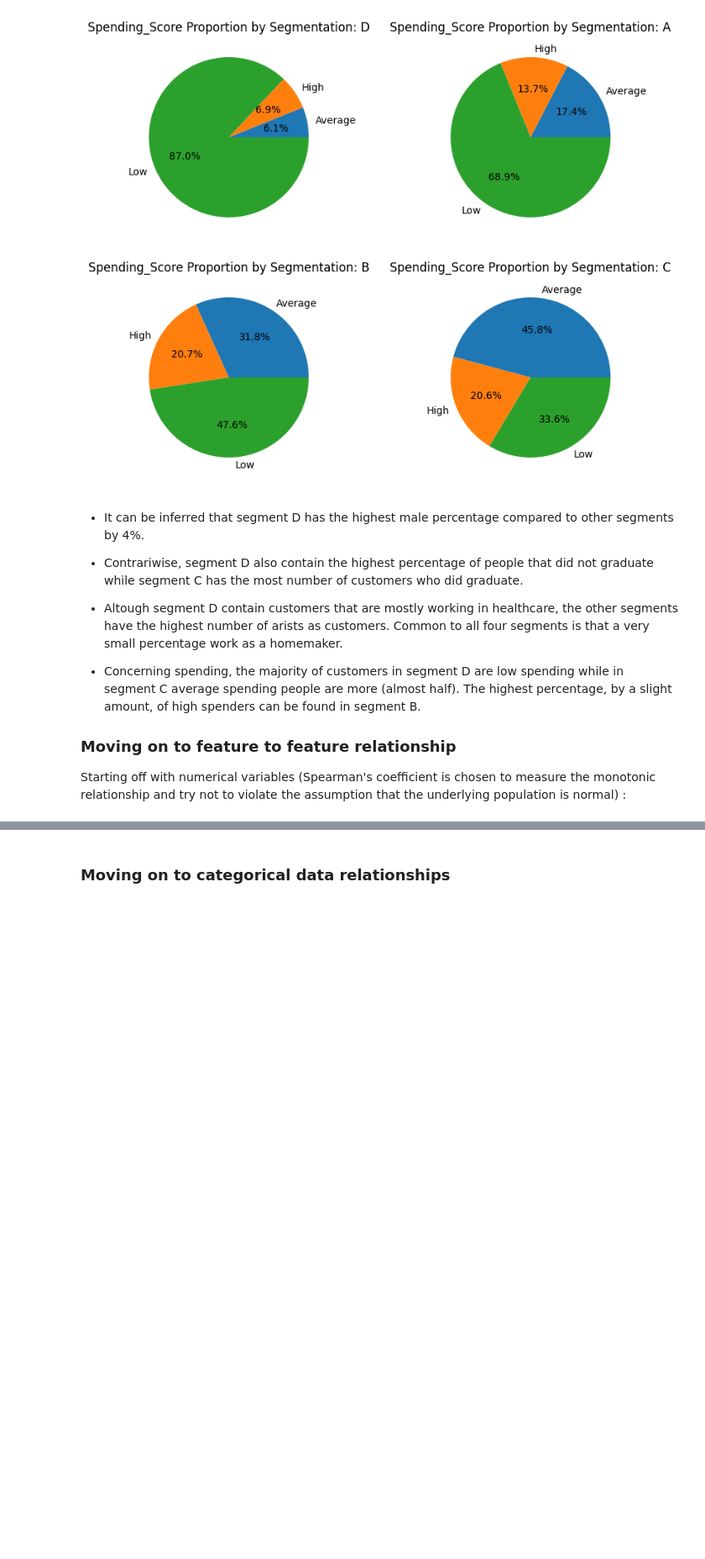
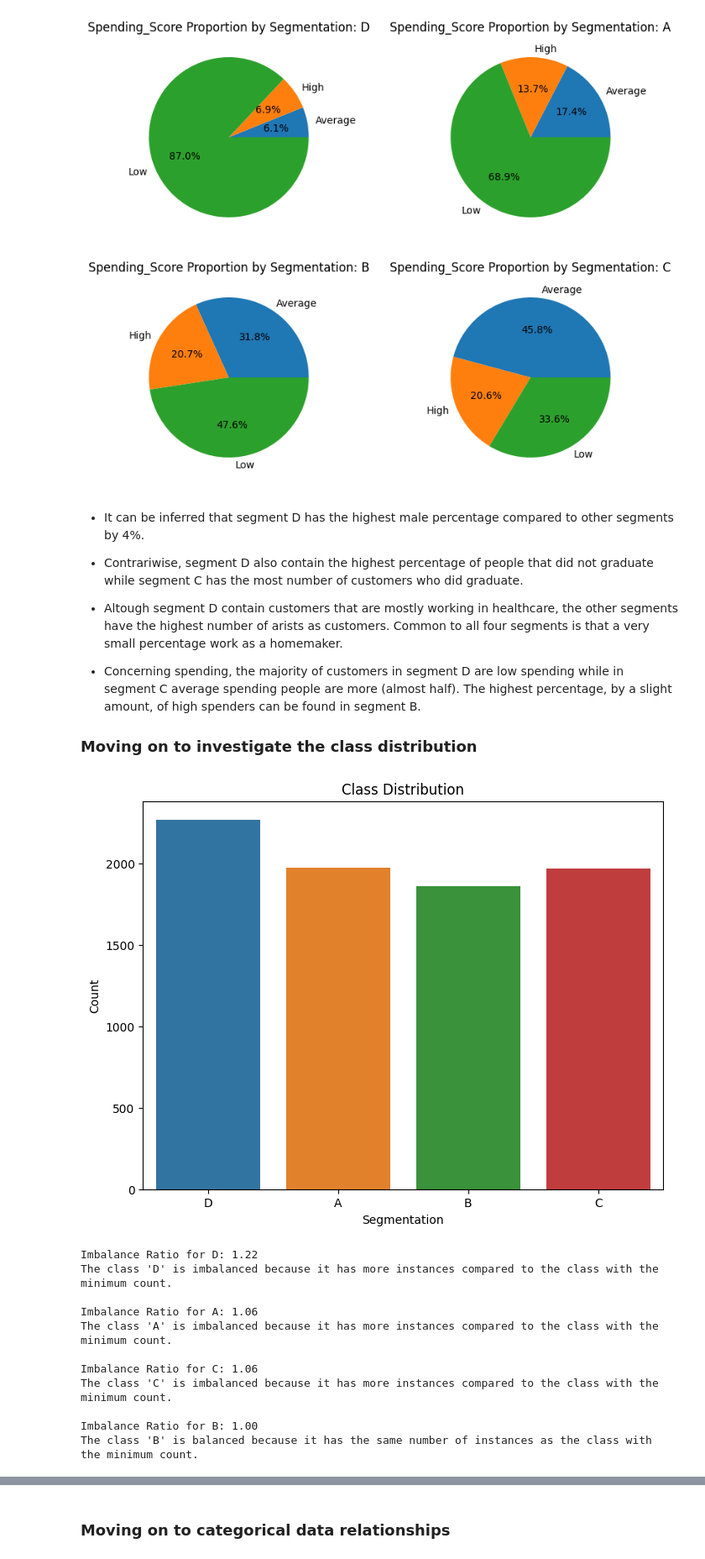
Before and after one commit to KonstantinosTsoumas/new-market-customer-segmentation, a Jupyter notebook: notebooks/exploration.ipynb, the cells around one changed output, grey strips where cells are left out. Shown at 84% size. Cells and saved outputs as stored; diff of their text form; code cells hidden in the pictures; blank space fills up the shorter version.

Commit message:
add class distribution plot

```diff
--- a/notebooks/exploration.ipynb
+++ b/notebooks/exploration.ipynb
@@ -505,6 +505,42 @@ plot_piechart_grouped(df_train, 'Spending_Score', 'Segmentation')
 
 * Concerning spending, the majority of customers in segment D are low spending while in segment C average spending people are more (almost half). The highest percentage, by a slight amount, of high spenders can be found in segment B.
 
-### Moving on to feature to feature relationship
-
-Starting off with numerical variables (Spearman's coefficient is chosen to measure the monotonic relationship and try not to violate the assumption that the underlying population is normal) :
+### Moving on to investigate the class distribution
+# %%
+# Calculate class distribution
+class_distribution = df_train['Segmentation'].value_counts()
+
+# Plotting class distribution
+plt.figure(figsize=(8, 6))
+sns.countplot(x='Segmentation', data=df_train)
+plt.xlabel('Segmentation')
+plt.ylabel('Count')
+plt.title('Class Distribution')
+plt.show()
+
+# Calculate imbalance ratio for each class
+for class_label, count in class_distribution.items():
+    imbalance_ratio = count / class_distribution.min()
+
+    # Print imbalance ratio and class label
+    if imbalance_ratio > 1:
+        print(f'\033[91mImbalance Ratio for {class_label}: {imbalance_ratio:.2f}\033[0m')
+        print(f"The class '{class_label}' is imbalanced because it has more instances compared to the class with the minimum count.")
+    else:
+        print(f'\033[92mImbalance Ratio for {class_label}: {imbalance_ratio:.2f}\033[0m')
+        print(f"The class '{class_label}' is balanced because it has the same number of instances as the class with the minimum count.")
+
+    print()
+# %% [output]
+[figure, added]
+Imbalance Ratio for D: 1.22
+The class 'D' is imbalanced because it has more instances compared to the class with the minimum count.
+
+Imbalance Ratio for A: 1.06
+The class 'A' is imbalanced because it has more instances compared to the class with the minimum count.
+
+Imbalance Ratio for C: 1.06
+The class 'C' is imbalanced because it has more instances compared to the class with the minimum count.
+
+Imbalance Ratio for B: 1.00
+The class 'B' is balanced because it has the same number of instances as the class with the minimum count.
```
Also changed, not shown: parts of 1 cell of this notebook.
